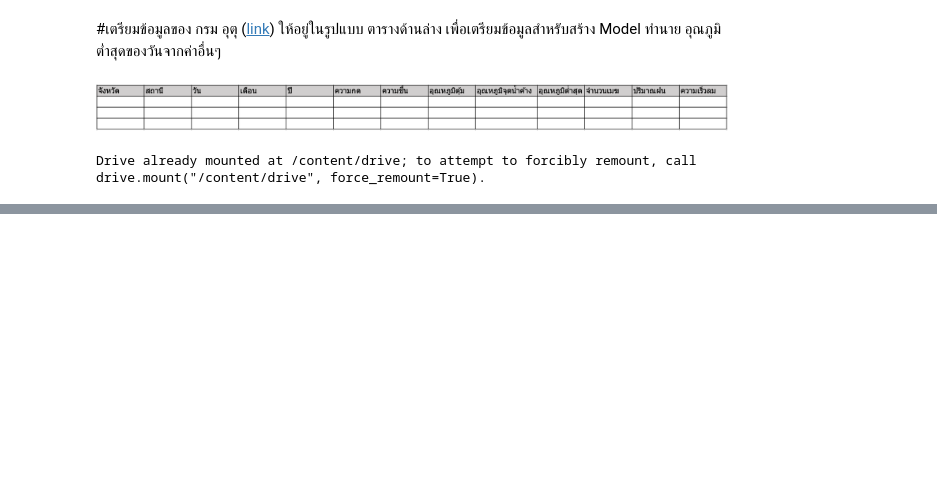
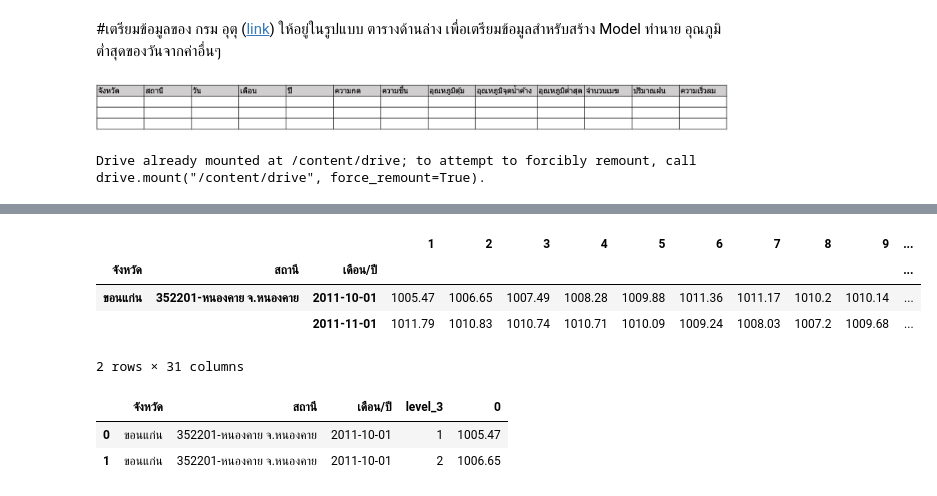
Before and after one commit to supatsara2002/bsc_dpdm22, a Jupyter notebook: Quiz_Group_5_20_of_Midterm.ipynb, the cells around one changed output, grey strips where cells are left out. Cells and saved outputs as stored; diff of their text form; code cells hidden in the pictures; blank space fills up the shorter version.

```diff
--- a/Quiz_Group_5_20_of_Midterm.ipynb
+++ b/Quiz_Group_5_20_of_Midterm.ipynb
@@ -87,0 +94,10 @@ pres_l.head()
+# %%
+kk_pres1.set_index(['จังหวัด','สถานี','เดือน/ปี'],inplace=True)
+# %%
+kk_pres1.head(2)
+# %% [output]
+|  |  |  | 1 | 2 | 3 | 4 | 5 | 6 | 7 | 8 | 9 | ... |
+| จังหวัด | สถานี | เดือน/ปี |  |  |  |  |  |  |  |  |  | ... |
+| ขอนแก่น | 352201-หนองคาย จ.หนองคาย | 2011-10-01 | 1005.47 | 1006.65 | 1007.49 | 1008.28 | 1009.88 | 1011.36 | 1011.17 | 1010.2 | 1010.14 | ... |
+|  |  | 2011-11-01 | 1011.79 | 1010.83 | 1010.74 | 1010.71 | 1010.09 | 1009.24 | 1008.03 | 1007.2 | 1009.68 | ... |
+2 rows × 31 columns
@@ -87,0 +106,6 @@ pres_l.head()
+# %%
+kk_pres2.head(2)
+# %% [output]
+|  | จังหวัด | สถานี | เดือน/ปี | level_3 | 0 |
+| 0 | ขอนแก่น | 352201-หนองคาย จ.หนองคาย | 2011-10-01 | 1 | 1005.47 |
+| 1 | ขอนแก่น | 352201-หนองคาย จ.หนองคาย | 2011-10-01 | 2 | 1006.65 |
```
Also changed, not shown: parts of 35 cells of this notebook.
